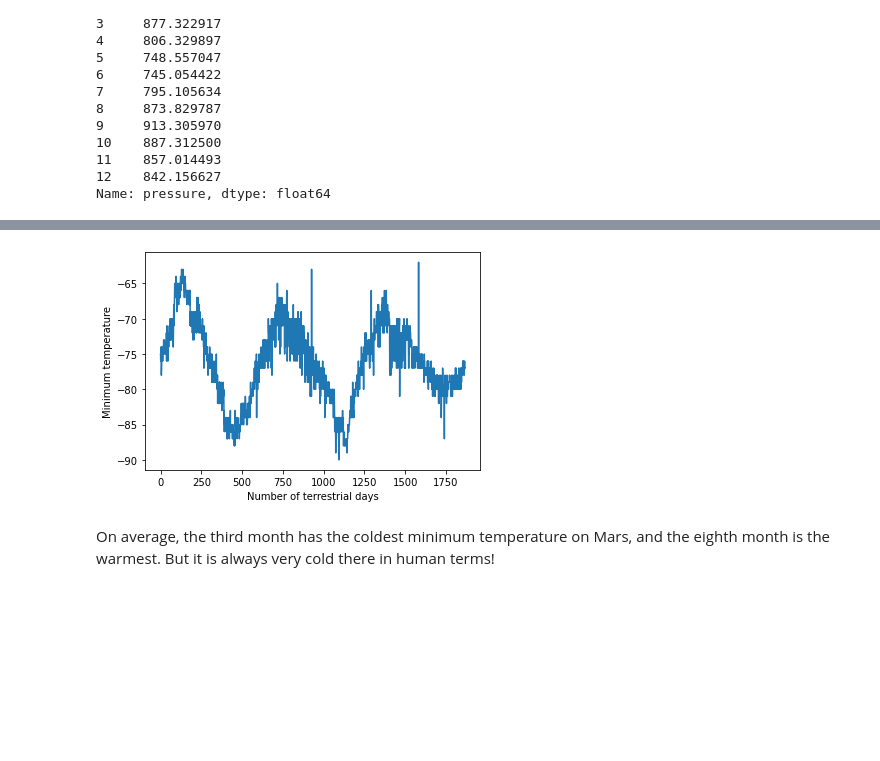
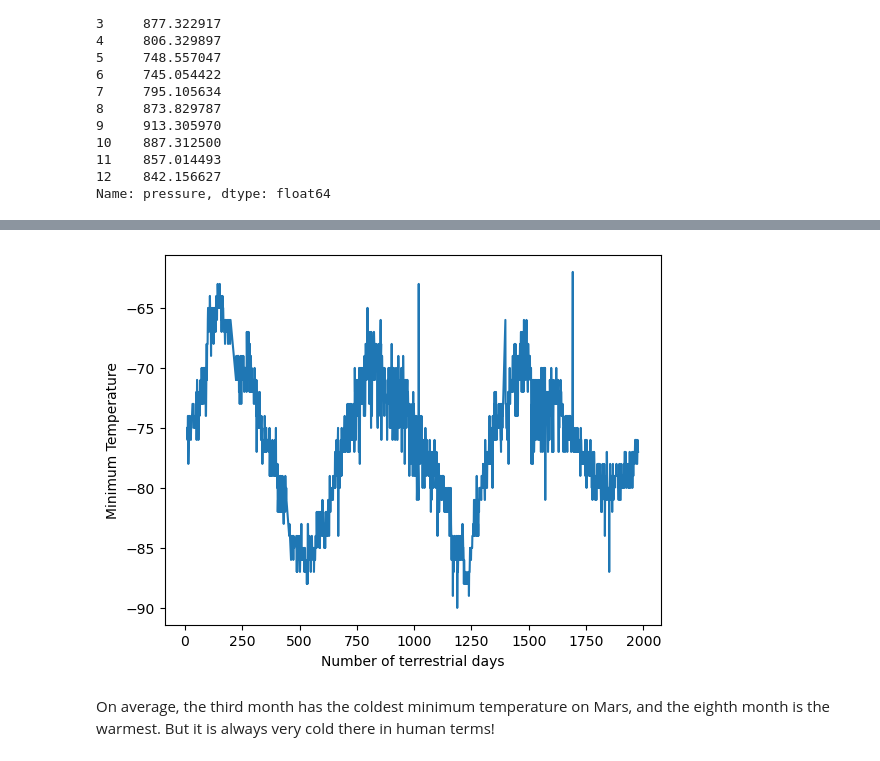
Before and after one commit to khp023/Mars_Analysis, a Jupyter notebook: part_2_mars_weather.ipynb, the cells around one changed output, grey strips where cells are left out. Saved outputs shown, nothing was run; the diff lists cells and outputs as text; code cells hidden in the pictures; blank space fills up the shorter version.

```diff
--- a/part_2_mars_weather.ipynb
+++ b/part_2_mars_weather.ipynb
@@ -118,8 +118,8 @@ df["terrestrial_date"] = pd.to_datetime(df["terrestrial_date"])
 df["sol"] = df["sol"].astype('int64')
 df["ls"] = df["ls"].astype('int64')
 df["month"] = df["month"].astype('int64')
-df["min_temp"] = df["sol"].astype('float64')
-df["pressure"] = df["sol"].astype('float64')
+df["min_temp"] = df["min_temp"].astype('float64')
+df["pressure"] = df["pressure"].astype('float64')
 # %%
 # Confirm type changes were successful by examining data types again
 df.dtypes
@@ -217,7 +236,11 @@ Name: pressure, dtype: float64
 # %%
 # 5. How many terrestrial (earth) days are there in a Martian year?
+plt.plot(df['sol'], df['min_temp'])
+plt.ylabel("Minimum Temperature")
+plt.xlabel("Number of terrestrial days")
+plt.savefig("images/days_in_year.png")
 # %% [output]
-[figure, old version]
+[figure, new version]
 # %% [markdown]
 On average, the third month has the coldest minimum temperature on Mars, and the eighth month is the warmest. But it is always very cold there in human terms!
 # %% [markdown]
```
Also changed, not shown: parts of 8 cells of this notebook, 4 other files.
